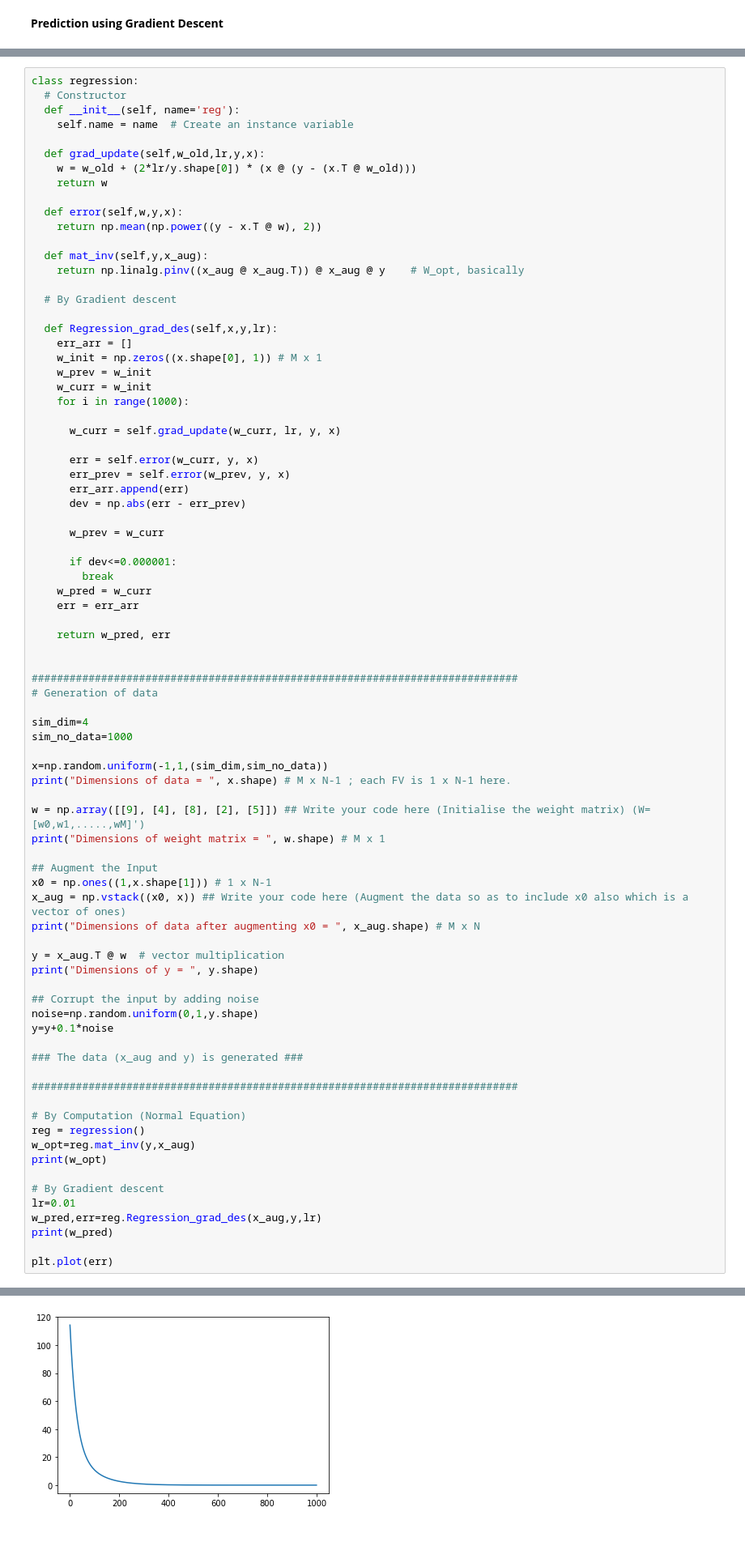
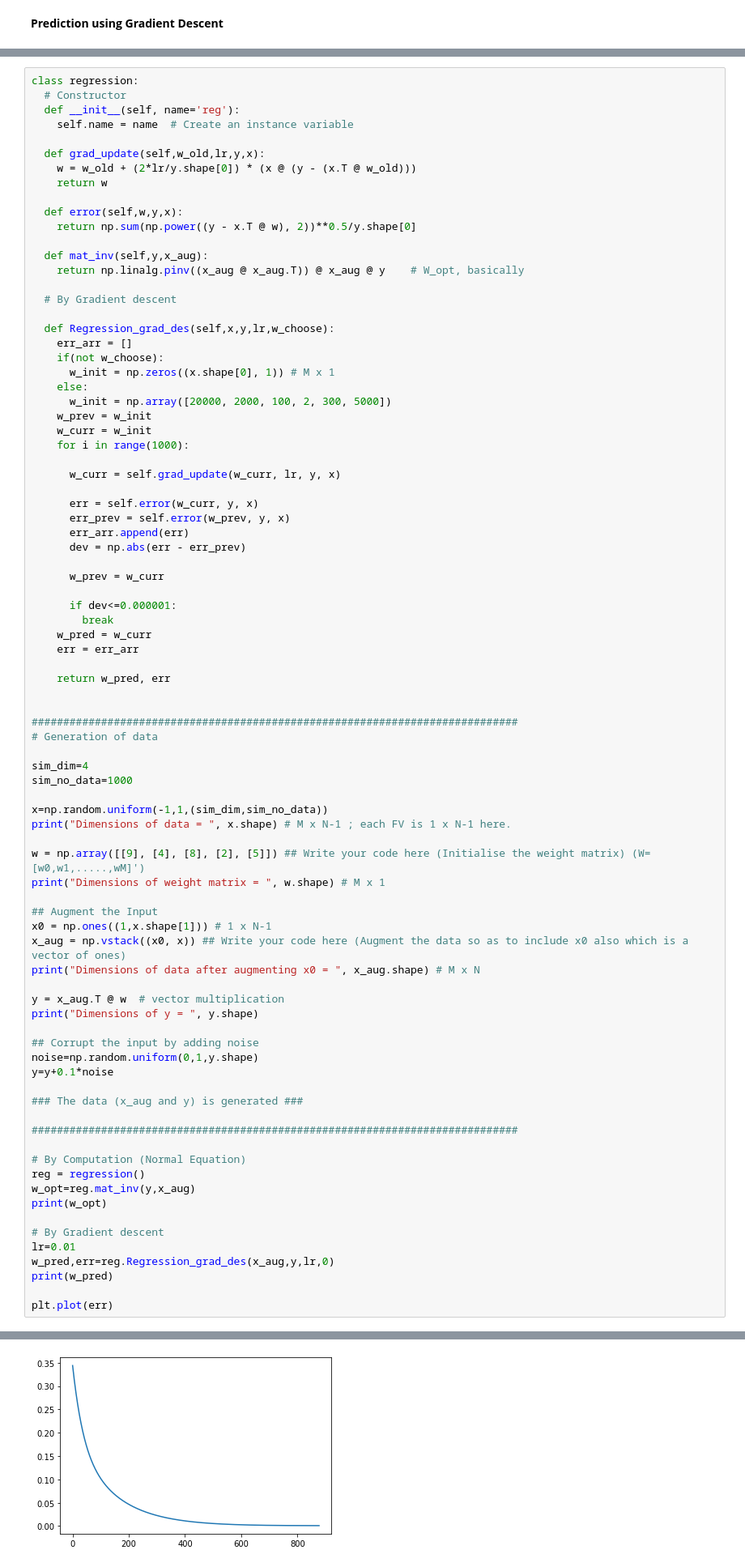
Before and after one commit to Whitelisted2/EE413-PRML-Lab, a Jupyter notebook: Assignment-5-Regression1/Solved/Lab_5_Regression.ipynb, the cells around one changed output, grey strips where cells are left out. Shown at 81% size. Saved outputs shown, nothing was run; the diff lists cells and outputs as text; blank space fills up the shorter version.

```diff
--- a/Assignment-5-Regression1/Solved/Lab_5_Regression.ipynb
+++ b/Assignment-5-Regression1/Solved/Lab_5_Regression.ipynb
@@ -538,16 +538,19 @@ class regression:
     return w
 
   def error(self,w,y,x):
-    return np.mean(np.power((y - x.T @ w), 2))
+    return np.sum(np.power((y - x.T @ w), 2))**0.5/y.shape[0]
 
   def mat_inv(self,y,x_aug):
     return np.linalg.pinv((x_aug @ x_aug.T)) @ x_aug @ y    # W_opt, basically
 
   # By Gradient descent
 
-  def Regression_grad_des(self,x,y,lr):
+  def Regression_grad_des(self,x,y,lr,w_choose):
     err_arr = []
-    w_init = np.zeros((x.shape[0], 1)) # M x 1
+    if(not w_choose):
+      w_init = np.zeros((x.shape[0], 1)) # M x 1
+    else:
+      w_init = np.array([20000, 2000, 100, 2, 300, 5000])
     w_prev = w_init
     w_curr = w_init
     for i in range(1000):
@@ -604,7 +607,7 @@ print(w_opt)
 
 # By Gradient descent
 lr=0.01
-w_pred,err=reg.Regression_grad_des(x_aug,y,lr)
+w_pred,err=reg.Regression_grad_des(x_aug,y,lr,0)
 print(w_pred)
 
 plt.plot(err)
@@ -626,5 +629,5 @@ Dimensions of y =  (1000, 1)
 [<matplotlib.lines.Line2D at 0x...>]
-[figure, old version]
+[figure, new version]
 # %% [markdown]
 # Practical Example (Salary Prediction)
 # %% [markdown]
```
Also changed, not shown: parts of 14 cells of this notebook.
